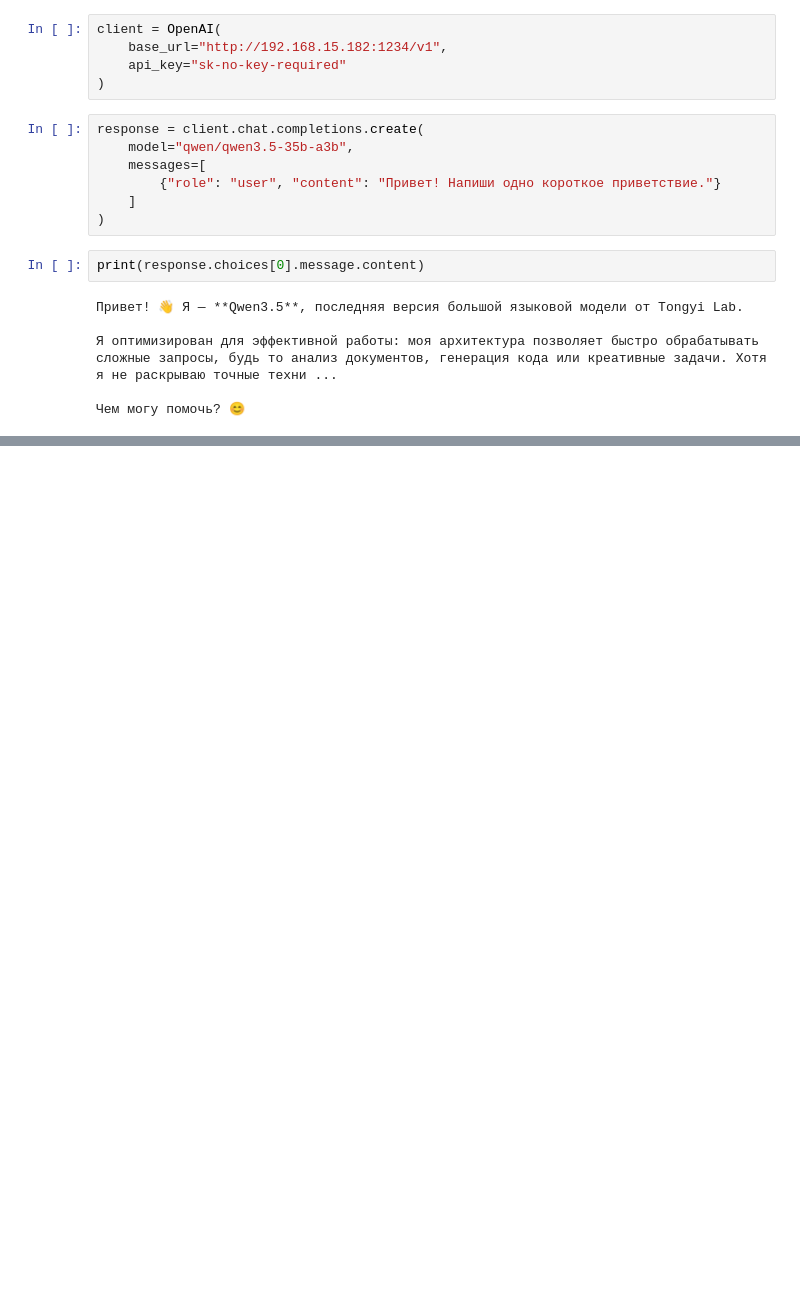
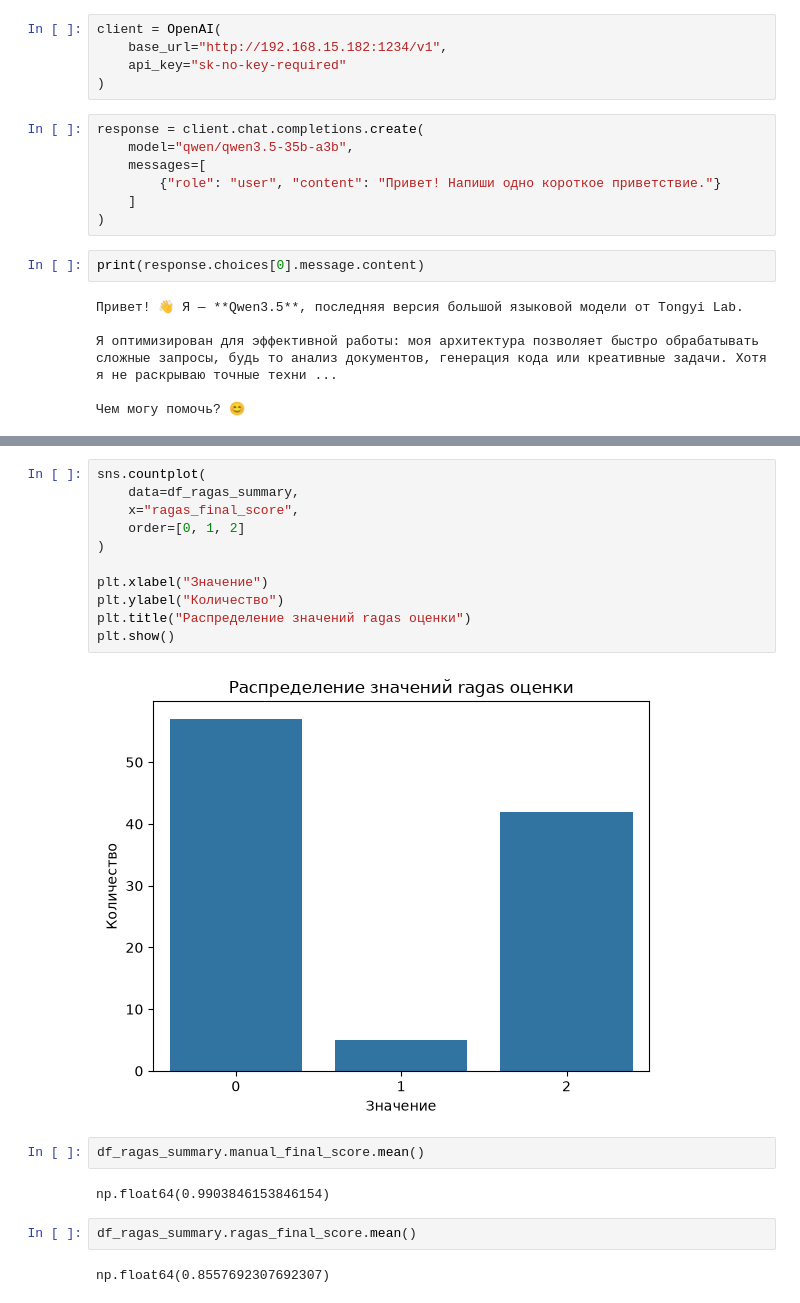
Before and after one commit to v-makarov-code/llm-asking-questions-evaluating-answers, a Jupyter notebook: query_RAG.ipynb, the cells around one changed output, grey strips where cells are left out. Cells and saved outputs as stored; diff of their text form; blank space fills up the shorter version.

```diff
--- a/query_RAG.ipynb
+++ b/query_RAG.ipynb
@@ -28,0 +94,21 @@ print(response.choices[0].message.content)
+# %%
+sns.countplot(
+    data=df_ragas_summary,
+    x="ragas_final_score",
+    order=[0, 1, 2]
+)
+
+plt.xlabel("Значение")
+plt.ylabel("Количество")
+plt.title("Распределение значений ragas оценки")
+plt.show()
+# %% [output]
+[figure, added]
+# %%
+df_ragas_summary.manual_final_score.mean()
+# %% [output]
+np.float64(0.9903846153846154)
+# %%
+df_ragas_summary.ragas_final_score.mean()
+# %% [output]
+np.float64(0.8557692307692307)
```
Also changed, not shown: parts of 14 cells of this notebook, 23 other files.
